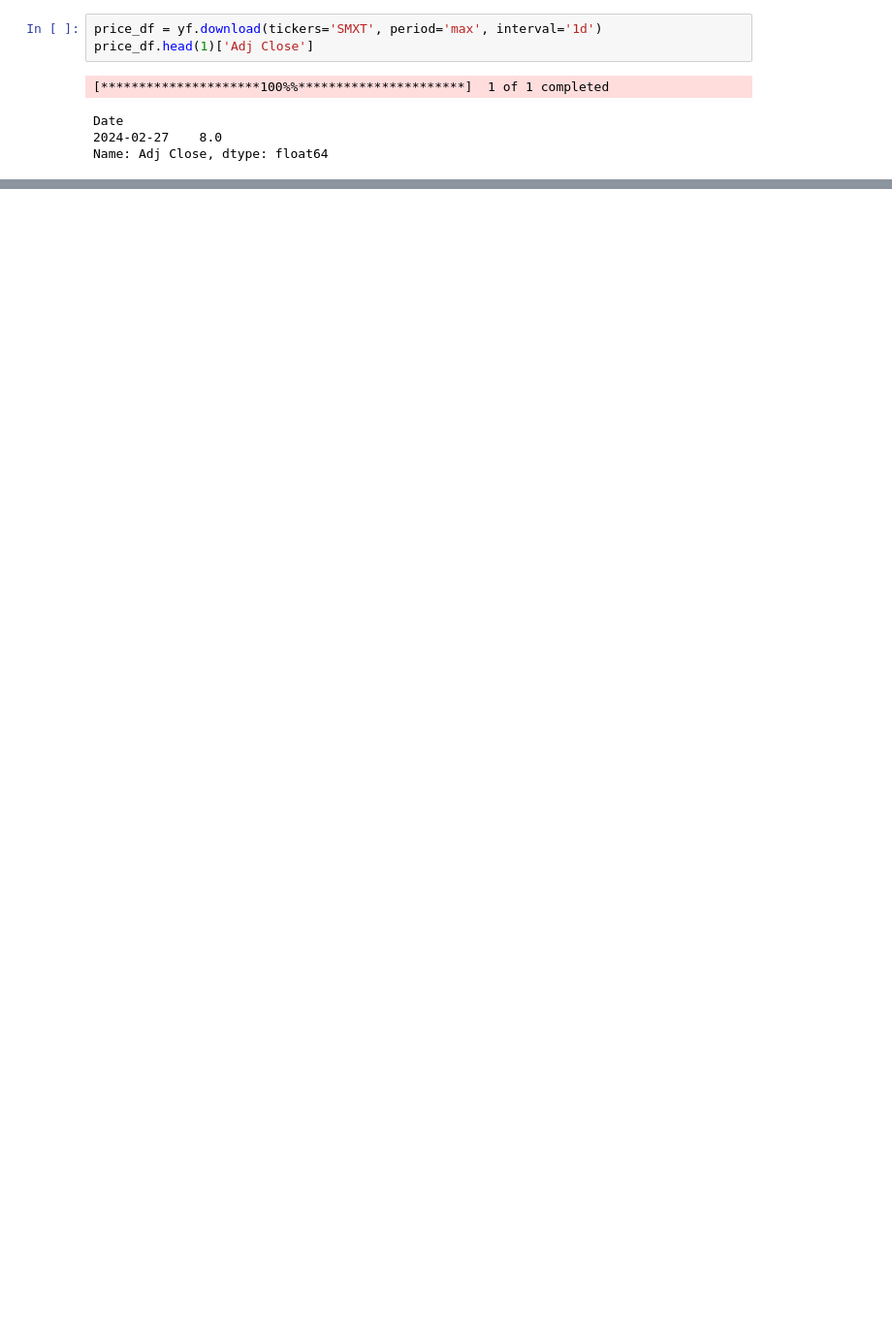
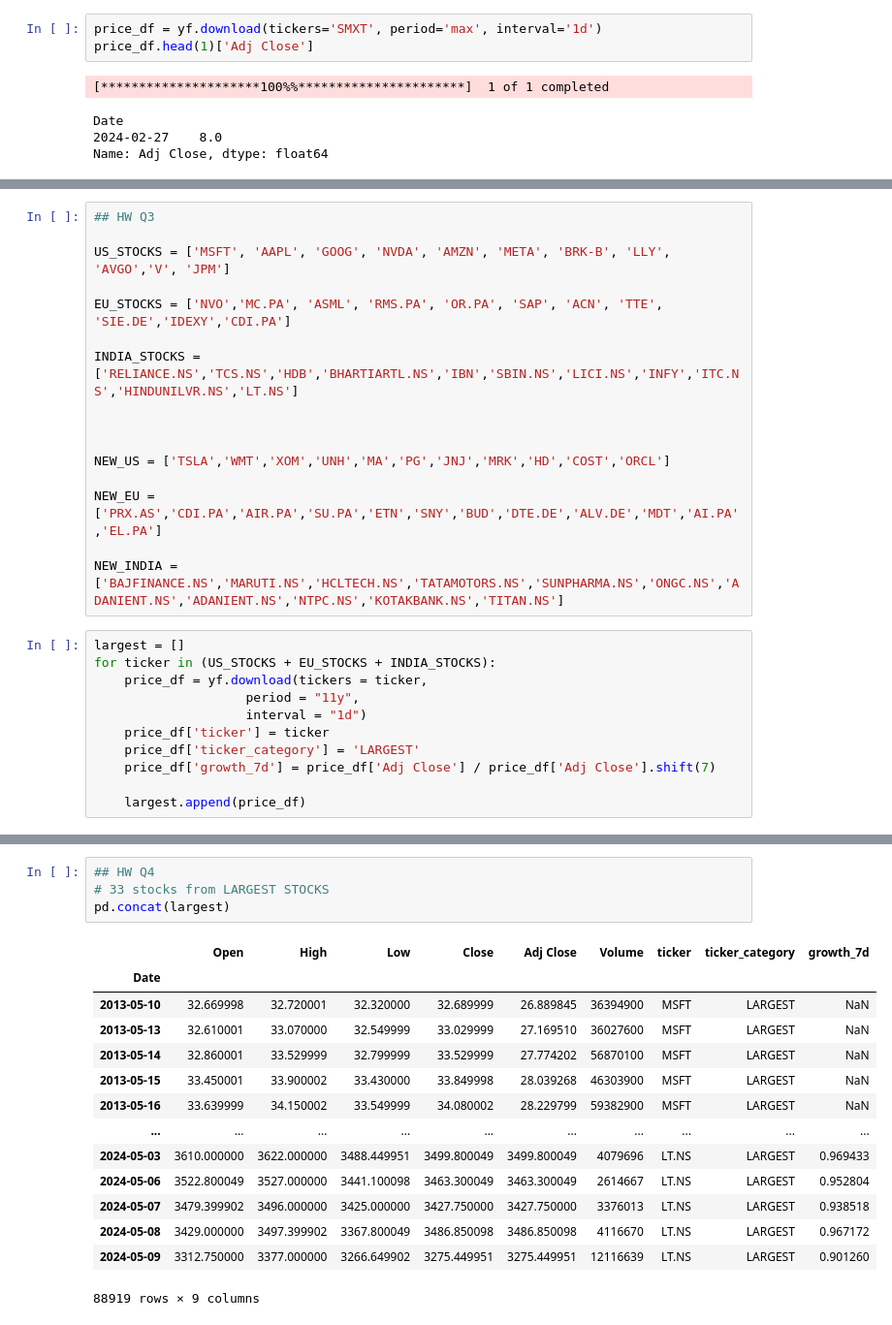
Before and after one commit to sherrytp/stock-markets-analytics-zoomcamp, a Jupyter notebook: 02-dataframe-analysis/HW2.ipynb, the cells around one changed output, grey strips where cells are left out. Shown: that part at 97% size. Saved outputs shown, nothing was run; the diff lists cells and outputs as text; blank space fills up the shorter version.

```diff
--- a/02-dataframe-analysis/HW2.ipynb
+++ b/02-dataframe-analysis/HW2.ipynb
@@ -241,0 +321,27 @@ def calculate(df: pd.DataFrame):
+# %%
+## HW Q3
+
+US_STOCKS = ['MSFT', 'AAPL', 'GOOG', 'NVDA', 'AMZN', 'META', 'BRK-B', 'LLY', 'AVGO','V', 'JPM']
+
+EU_STOCKS = ['NVO','MC.PA', 'ASML', 'RMS.PA', 'OR.PA', 'SAP', 'ACN', 'TTE', 'SIE.DE','IDEXY','CDI.PA']
+
+INDIA_STOCKS = ['RELIANCE.NS','TCS.NS','HDB','BHARTIARTL.NS','IBN','SBIN.NS','LICI.NS','INFY','ITC.NS','HINDUNILVR.NS','LT.NS']
+
+
+
+NEW_US = ['TSLA','WMT','XOM','UNH','MA','PG','JNJ','MRK','HD','COST','ORCL']
+
+NEW_EU = ['PRX.AS','CDI.PA','AIR.PA','SU.PA','ETN','SNY','BUD','DTE.DE','ALV.DE','MDT','AI.PA','EL.PA']
+
+NEW_INDIA = ['BAJFINANCE.NS','MARUTI.NS','HCLTECH.NS','TATAMOTORS.NS','SUNPHARMA.NS','ONGC.NS','ADANIENT.NS','ADANIENT.NS','NTPC.NS','KOTAKBANK.NS','TITAN.NS']
+# %%
+largest = []
+for ticker in (US_STOCKS + EU_STOCKS + INDIA_STOCKS):
+    price_df = yf.download(tickers = ticker,
+                    period = "11y",
+                    interval = "1d")
+    price_df['ticker'] = ticker
+    price_df['ticker_category'] = 'LARGEST'
+    price_df['growth_7d'] = price_df['Adj Close'] / price_df['Adj Close'].shift(7)
+
+    largest.append(price_df)
@@ -241,0 +455,19 @@ def calculate(df: pd.DataFrame):
+# %%
+## HW Q4
+# 33 stocks from LARGEST STOCKS
+pd.concat(largest)
+# %% [output]
+|  | Open | High | Low | Close | Adj Close | Volume | ticker | ticker_category | growth_7d |
+| Date |  |  |  |  |  |  |  |  |  |
+| 2013-05-10 | 32.669998 | 32.720001 | 32.320000 | 32.689999 | 26.889845 | 36394900 | MSFT | LARGEST | NaN |
+| 2013-05-13 | 32.610001 | 33.070000 | 32.549999 | 33.029999 | 27.169510 | 36027600 | MSFT | LARGEST | NaN |
+| 2013-05-14 | 32.860001 | 33.529999 | 32.799999 | 33.529999 | 27.774202 | 56870100 | MSFT | LARGEST | NaN |
+| 2013-05-15 | 33.450001 | 33.900002 | 33.430000 | 33.849998 | 28.039268 | 46303900 | MSFT | LARGEST | NaN |
+| 2013-05-16 | 33.639999 | 34.150002 | 33.549999 | 34.080002 | 28.229799 | 59382900 | MSFT | LARGEST | NaN |
+| ... | ... | ... | ... | ... | ... | ... | ... | ... | ... |
+| 2024-05-03 | 3610.000000 | 3622.000000 | 3488.449951 | 3499.800049 | 3499.800049 | 4079696 | LT.NS | LARGEST | 0.969433 |
+| 2024-05-06 | 3522.800049 | 3527.000000 | 3441.100098 | 3463.300049 | 3463.300049 | 2614667 | LT.NS | LARGEST | 0.952804 |
+| 2024-05-07 | 3479.399902 | 3496.000000 | 3425.000000 | 3427.750000 | 3427.750000 | 3376013 | LT.NS | LARGEST | 0.938518 |
+| 2024-05-08 | 3429.000000 | 3497.399902 | 3367.800049 | 3486.850098 | 3486.850098 | 4116670 | LT.NS | LARGEST | 0.967172 |
+| 2024-05-09 | 3312.750000 | 3377.000000 | 3266.649902 | 3275.449951 | 3275.449951 | 12116639 | LT.NS | LARGEST | 0.901260 |
+88919 rows × 9 columns
```
Also changed, not shown: parts of 37 cells of this notebook.
